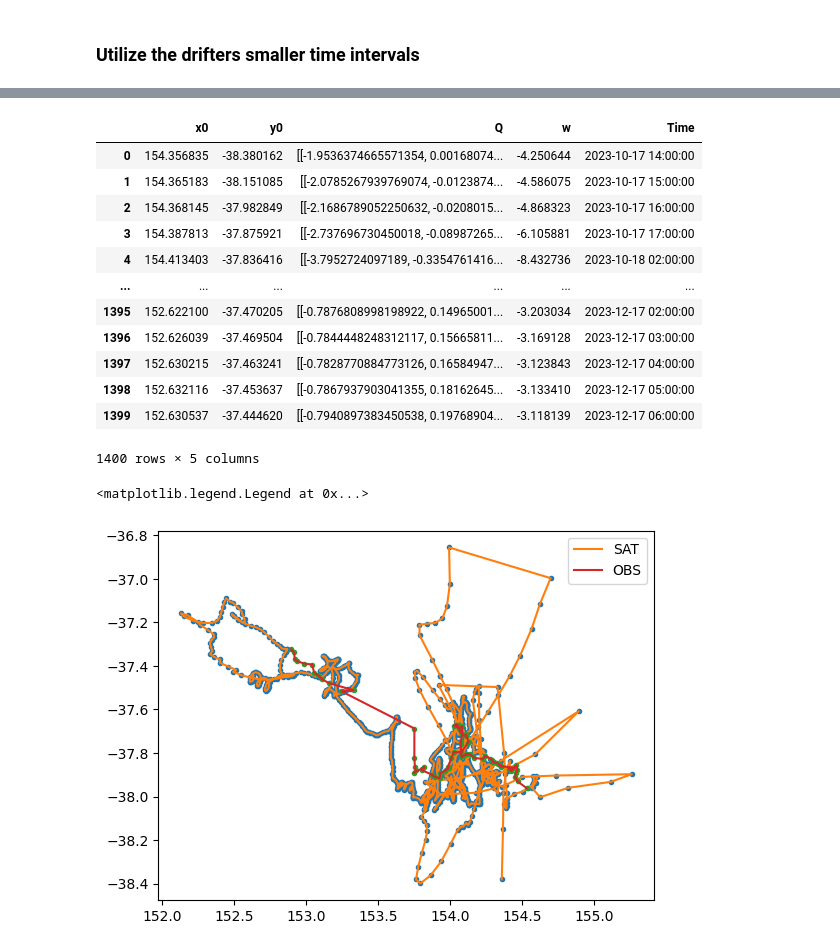
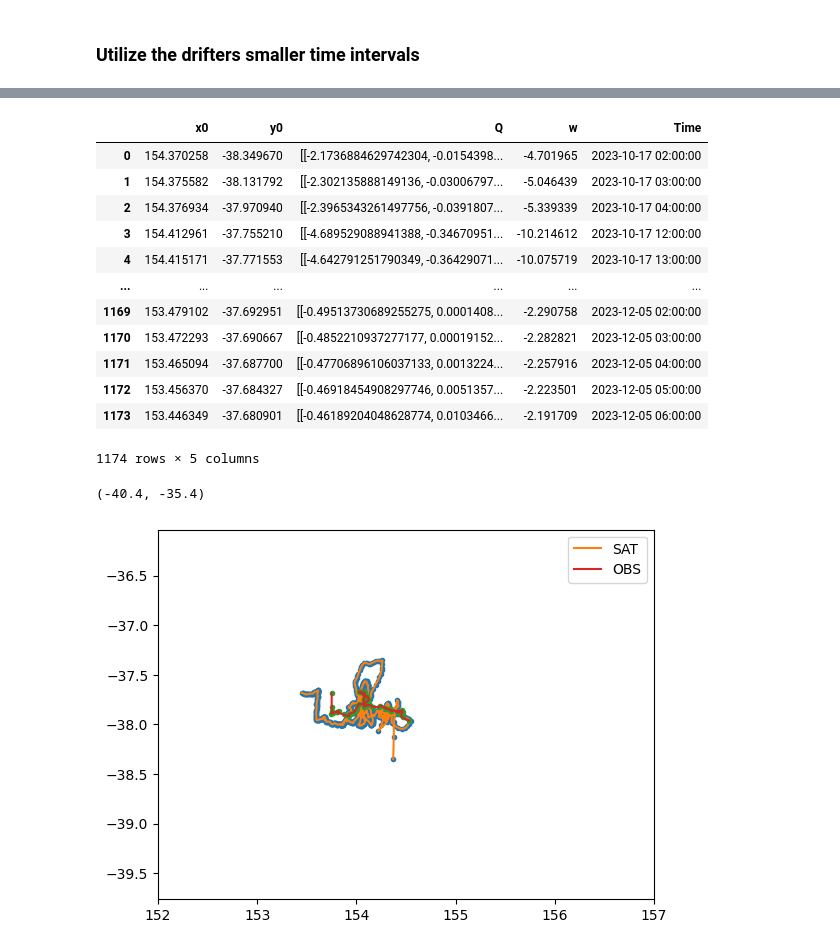
Before and after one commit to regdowse/UNSW-MRes, a Jupyter notebook: MRes/Chapter1/CE_Observation.ipynb, the cells around one changed output, grey strips where cells are left out. Saved outputs shown, nothing was run; the diff lists cells and outputs as text; code cells hidden in the pictures.

```diff
--- a/MRes/Chapter1/CE_Observation.ipynb
+++ b/MRes/Chapter1/CE_Observation.ipynb
@@ -171,6 +171,8 @@ tim_ssh = ssh_dataset['TIME'][:].data # days since 1985-01-01 00:00:00 UTC
 
 ref_date = pd.Timestamp("1985-01-01 00:00:00")
 tim_ssh = ref_date + pd.to_timedelta(tim_ssh, unit="D")
+
+tim_ssh = tim_ssh[tim_ssh <= pd.Timestamp('2023-12-05 06:00:00')] # '2023-12-11 14:00:00'
 # %%
 lon_min_CE, lon_max_CE = 154, 155
 lat_min_CE, lat_max_CE = -38.4, -37.4
@@ -286,5 +292,6 @@ df_trace
 # %%
-t = 25
+t = 0
+
 time = tim_ssh[t]
 
 ut, vt = u_ssh[:,:,t], v_ssh[:,:,t]
@@ -394,15 +405,15 @@ dic_obs_hrly = {}
 df_obs_trace_hrly = pd.DataFrame(columns=['x0', 'y0', 'Q', 'w', 'Time'])
 for (x0, y0, time) in zip(df_ssh_trace_hrly['x0'], df_ssh_trace_hrly['y0'], df_ssh_trace_hrly['Time']):
     R = np.hypot(x0 - df_obs_data['Lon'], y0 - df_obs_data['Lat']) < 1
-    t1 = time - pd.Timedelta(days=0.5)
-    t2 = time + pd.Timedelta(days=0.5)
+    t1 = time - pd.Timedelta(days=1)
+    t2 = time + pd.Timedelta(days=1)
     local_obs_data = df_obs_data[(R) & (df_obs_data['Time'] >= t1) & (df_obs_data['Time'] <= t2)]
 
     if not local_obs_data.empty:
-        xi, yi, ui, vi = local_obs_data['Lon'], local_obs_data['Lat'], local_obs_data['u'], local_obs_data['v']
+        xi, yi, ui, vi, ID = local_obs_data['Lon'], local_obs_data['Lat'], local_obs_data['u'], local_obs_data['v'], local_obs_data['ID']
         x0_obs, y0_obs, Q_obs, w_obs = espra(xi, yi, ui, vi)
 
-        dic_obs_hrly[time] = pd.DataFrame({'xi': xi, 'yi': yi, 'ui': ui, 'vi': vi})
+        dic_obs_hrly[time] = pd.DataFrame({'xi': xi, 'yi': yi, 'ui': ui, 'vi': vi, 'ID': ID})
 
         if np.hypot(x0 - x0_obs, y0 - y0_obs) <= 1:
             df_obs_trace_hrly.loc[len(df_obs_trace_hrly)] = {'x0': x0_obs, 'y0': y0_obs, 'Q': Q_obs, 'w': w_obs, 'Time': time}
@@ -410,29 +437,33 @@ for (x0, y0, time) in zip(df_ssh_trace_hrly['x0'], df_ssh_trace_hrly['y0'], df_s
 df_obs_trace_hrly
 # %% [output]
 |  | x0 | y0 | Q | w | Time |
-| 0 | 154.356835 | -38.380162 | [[-1.9536374665571354, 0.00168074... | -4.250644 | 2023-10-17 14:00:00 |
-| 1 | 154.365183 | -38.151085 | [[-2.0785267939769074, -0.0123874... | -4.586075 | 2023-10-17 15:00:00 |
-| 2 | 154.368145 | -37.982849 | [[-2.1686789052250632, -0.0208015... | -4.868323 | 2023-10-17 16:00:00 |
-| 3 | 154.387813 | -37.875921 | [[-2.737696730450018, -0.08987265... | -6.105881 | 2023-10-17 17:00:00 |
-| 4 | 154.413403 | -37.836416 | [[-3.7952724097189, -0.3354761416... | -8.432736 | 2023-10-18 02:00:00 |
+| 0 | 154.370258 | -38.349670 | [[-2.1736884629742304, -0.0154398... | -4.701965 | 2023-10-17 02:00:00 |
+| 1 | 154.375582 | -38.131792 | [[-2.302135888149136, -0.03006797... | -5.046439 | 2023-10-17 03:00:00 |
+| 2 | 154.376934 | -37.970940 | [[-2.3965343261497756, -0.0391807... | -5.339339 | 2023-10-17 04:00:00 |
+| 3 | 154.412961 | -37.755210 | [[-4.689529088941388, -0.34670951... | -10.214612 | 2023-10-17 12:00:00 |
+| 4 | 154.415171 | -37.771553 | [[-4.642791251790349, -0.36429071... | -10.075719 | 2023-10-17 13:00:00 |
 | ... | ... | ... | ... | ... | ... |
-| 1395 | 152.622100 | -37.470205 | [[-0.7876808998198922, 0.14965001... | -3.203034 | 2023-12-17 02:00:00 |
-| 1396 | 152.626039 | -37.469504 | [[-0.7844448248312117, 0.15665811... | -3.169128 | 2023-12-17 03:00:00 |
-| 1397 | 152.630215 | -37.463241 | [[-0.7828770884773126, 0.16584947... | -3.123843 | 2023-12-17 04:00:00 |
-| 1398 | 152.632116 | -37.453637 | [[-0.7867937903041355, 0.18162645... | -3.133410 | 2023-12-17 05:00:00 |
-| 1399 | 152.630537 | -37.444620 | [[-0.7940897383450538, 0.19768904... | -3.118139 | 2023-12-17 06:00:00 |
+| 1169 | 153.479102 | -37.692951 | [[-0.49513730689255275, 0.0001408... | -2.290758 | 2023-12-05 02:00:00 |
+| 1170 | 153.472293 | -37.690667 | [[-0.4852210937277177, 0.00019152... | -2.282821 | 2023-12-05 03:00:00 |
+| 1171 | 153.465094 | -37.687700 | [[-0.47706896106037133, 0.0013224... | -2.257916 | 2023-12-05 04:00:00 |
+| 1172 | 153.456370 | -37.684327 | [[-0.46918454908297746, 0.0051357... | -2.223501 | 2023-12-05 05:00:00 |
+| 1173 | 153.446349 | -37.680901 | [[-0.46189204048628774, 0.0103466... | -2.191709 | 2023-12-05 06:00:00 |
-1400 rows × 5 columns
+1174 rows × 5 columns
 # %%
 plt.plot(df_obs_trace_hrly['x0'], df_obs_trace_hrly['y0'], '.')
 plt.plot(df_obs_trace_hrly['x0'], df_obs_trace_hrly['y0'], '-', label='SAT')
 
 plt.plot(df_ssh_trace['x0'], df_ssh_trace['y0'], '.')
 plt.plot(df_ssh_trace['x0'], df_ssh_trace['y0'], '-', label='OBS')
 
 plt.legend()
+
+plt.axis('equal')
+plt.xlim(lon_min_CE-2, lon_max_CE+2)
+plt.ylim(lat_min_CE-2, lat_max_CE+2)
 # %% [output]
-<matplotlib.legend.Legend at 0x...>
+(-40.4, -35.4)
-[figure, old version]
+[figure, new version]
 # %%
 t = 645
 timestamps = df_obs_trace_hrly['Time']
```
Also changed, not shown: parts of 14 cells of this notebook.
